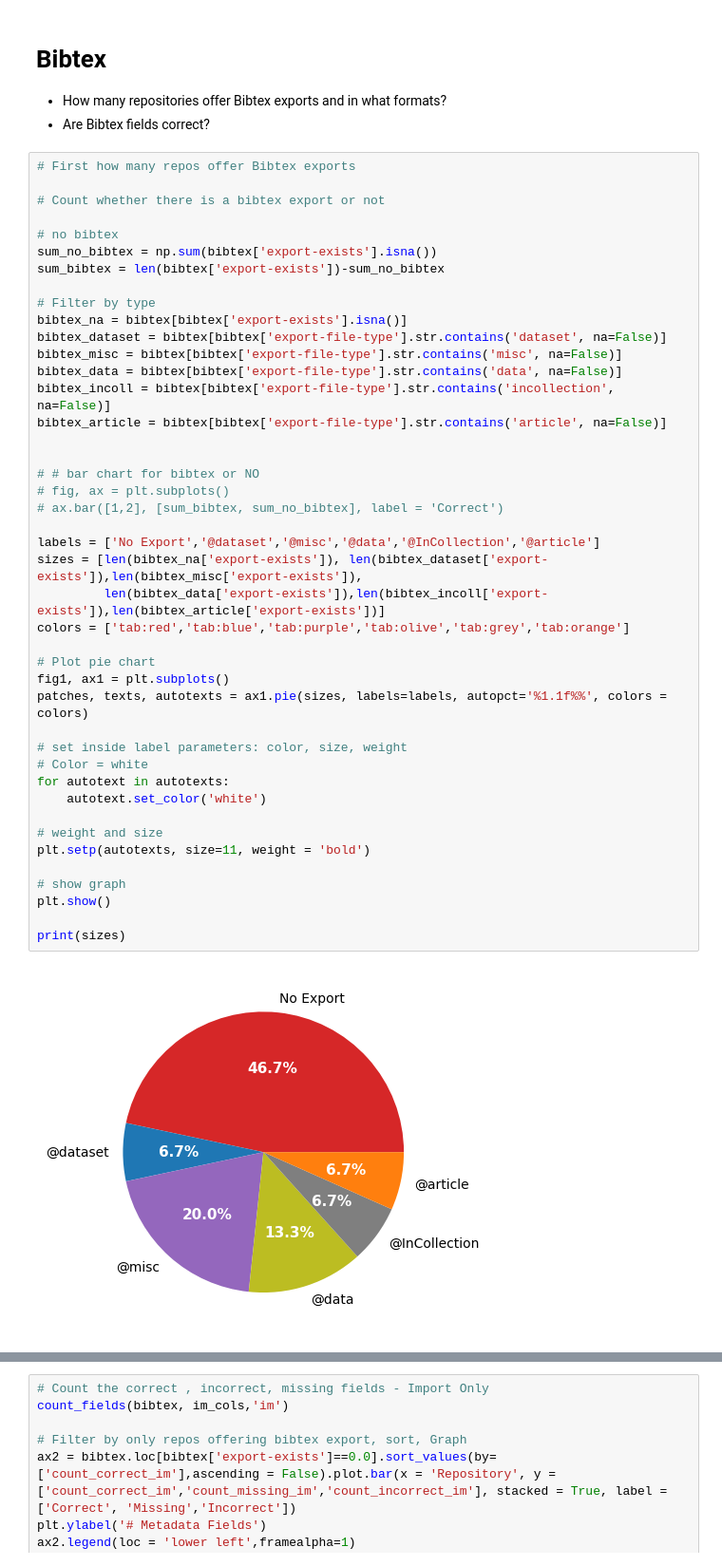
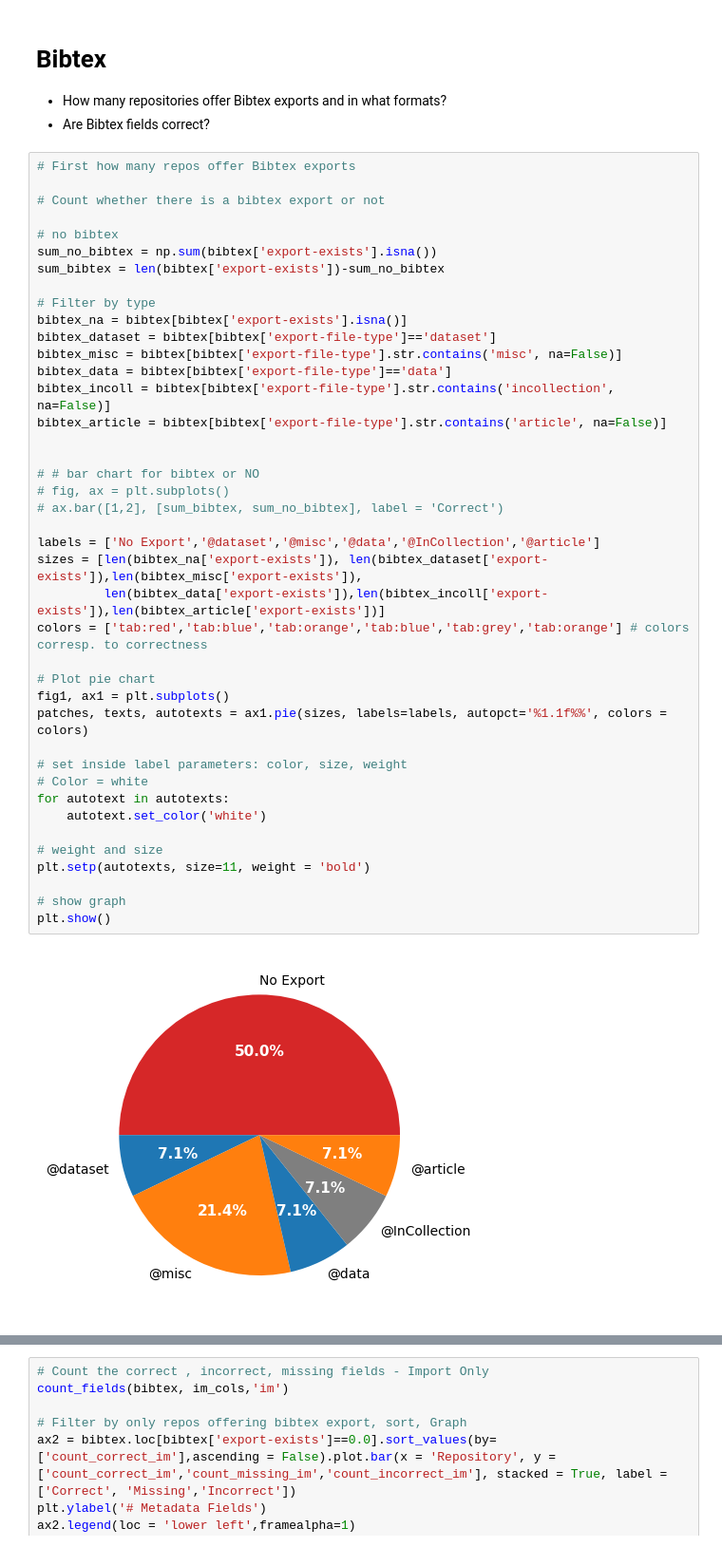
Before and after one commit to kvrouwenvelder/reference-manager-analysis, a Jupyter notebook: reference-manager-citations-ESIP.ipynb, the cells around one changed output, grey strips where cells are left out. Shown at 95% size. Cells and saved outputs as stored; diff of their text form.

```diff
--- a/reference-manager-citations-ESIP.ipynb
+++ b/reference-manager-citations-ESIP.ipynb
@@ -259,37 +274,35 @@ sum_bibtex = len(bibtex['export-exists'])-sum_no_bibtex
 
 # Filter by type
 bibtex_na = bibtex[bibtex['export-exists'].isna()]
-bibtex_dataset = bibtex[bibtex['export-file-type'].str.contains('dataset', na=False)]
+bibtex_dataset = bibtex[bibtex['export-file-type']=='dataset']
 bibtex_misc = bibtex[bibtex['export-file-type'].str.contains('misc', na=False)]
-bibtex_data = bibtex[bibtex['export-file-type'].str.contains('data', na=False)]
+bibtex_data = bibtex[bibtex['export-file-type']=='data']
 bibtex_incoll = bibtex[bibtex['export-file-type'].str.contains('incollection', na=False)]
 bibtex_article = bibtex[bibtex['export-file-type'].str.contains('article', na=False)]
 
 
 # # bar chart for bibtex or NO
 # fig, ax = plt.subplots()
 # ax.bar([1,2], [sum_bibtex, sum_no_bibtex], label = 'Correct')
 
 labels = ['No Export','@dataset','@misc','@data','@InCollection','@article']
 sizes = [len(bibtex_na['export-exists']), len(bibtex_dataset['export-exists']),len(bibtex_misc['export-exists']),
          len(bibtex_data['export-exists']),len(bibtex_incoll['export-exists']),len(bibtex_article['export-exists'])]
-colors = ['tab:red','tab:blue','tab:purple','tab:olive','tab:grey','tab:orange']
+colors = ['tab:red','tab:blue','tab:orange','tab:blue','tab:grey','tab:orange'] # colors corresp. to correctness
 
 # Plot pie chart
 fig1, ax1 = plt.subplots()
 patches, texts, autotexts = ax1.pie(sizes, labels=labels, autopct='%1.1f%%', colors = colors)
 
 # set inside label parameters: color, size, weight
 # Color = white
 for autotext in autotexts:
     autotext.set_color('white')
 
 # weight and size
 plt.setp(autotexts, size=11, weight = 'bold')
 
 # show graph
 plt.show()
-
-print(sizes)
 # %% [output]
-[figure, old version]
+[figure, new version]
```
Also changed, not shown: parts of 7 cells of this notebook.
